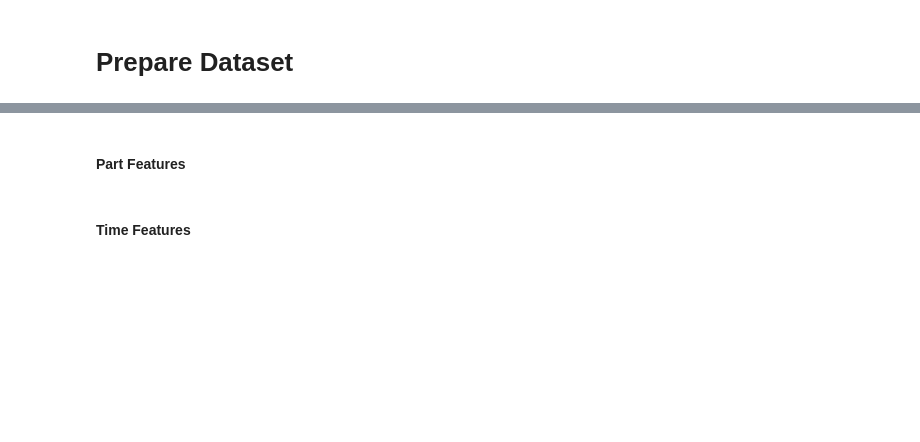
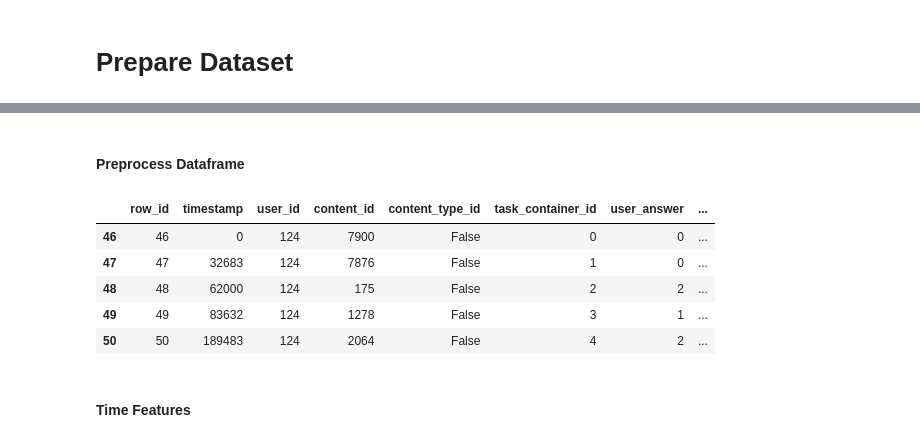
Before and after one commit to gautierdag/riiid, a Jupyter notebook: neural.ipynb, the cells around one changed output, grey strips where cells are left out. Saved outputs shown, nothing was run; the diff lists cells and outputs as text; code cells hidden in the pictures; blank space fills up the shorter version.

```diff
--- a/neural.ipynb
+++ b/neural.ipynb
@@ -85,2 +102,0 @@ Wall time: 25.5 s
-# %% [markdown]
-#### Part Features
@@ -107,0 +103,2 @@ def add_part_to_questions(df):
+# %% [markdown]
+#### Preprocess Dataframe
@@ -108,2 +127,11 @@ def add_part_to_questions(df):
+# %%
+train.head()
+# %% [output]
+|  | row_id | timestamp | user_id | content_id | content_type_id | task_container_id | user_answer | ... |
+| 46 | 46 | 0 | 124 | 7900 | False | 0 | 0 | ... |
+| 47 | 47 | 32683 | 124 | 7876 | False | 1 | 0 | ... |
+| 48 | 48 | 62000 | 124 | 175 | False | 2 | 2 | ... |
+| 49 | 49 | 83632 | 124 | 1278 | False | 3 | 1 | ... |
+| 50 | 50 | 189483 | 124 | 2064 | False | 4 | 2 | ... |
 # %% [markdown]
 #### Time Features
```
Also changed, not shown: parts of 31 cells of this notebook.
